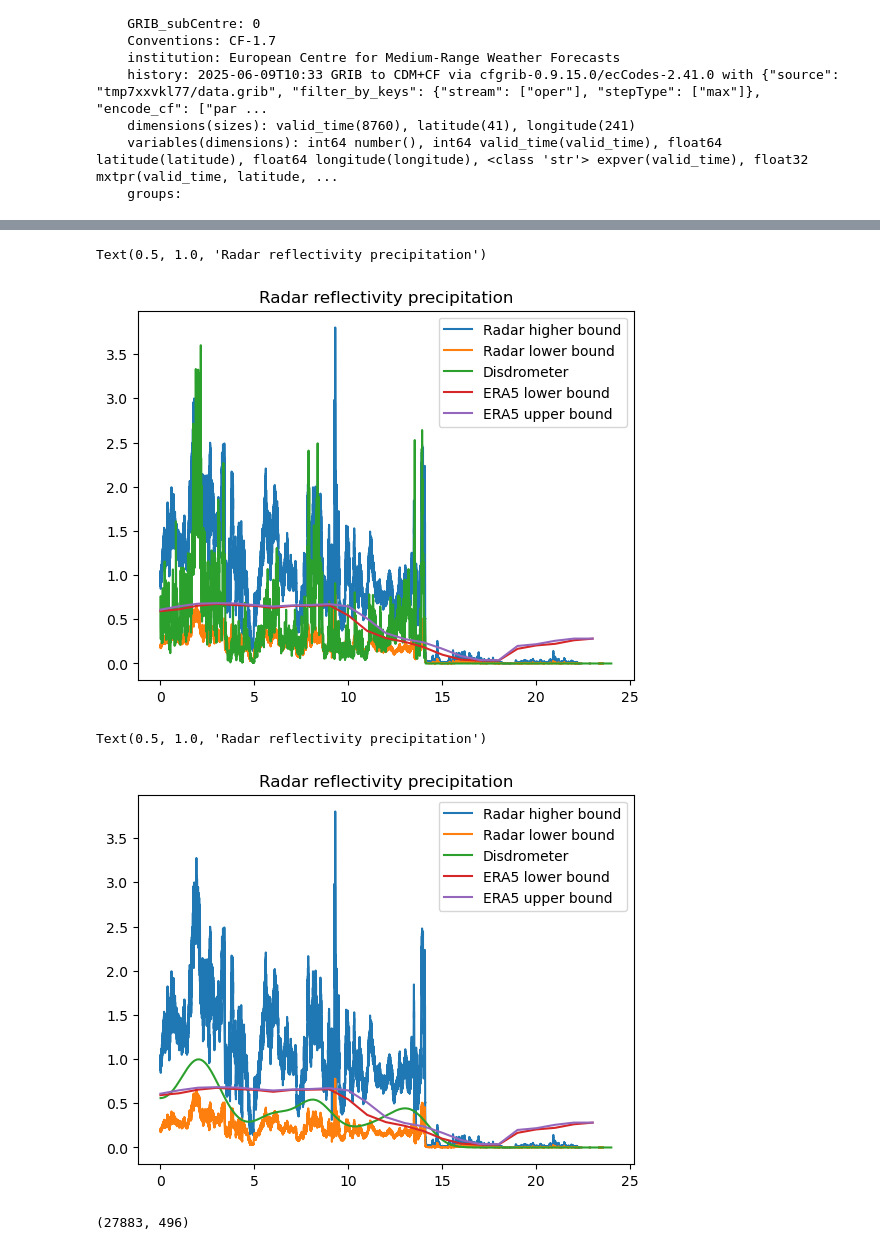
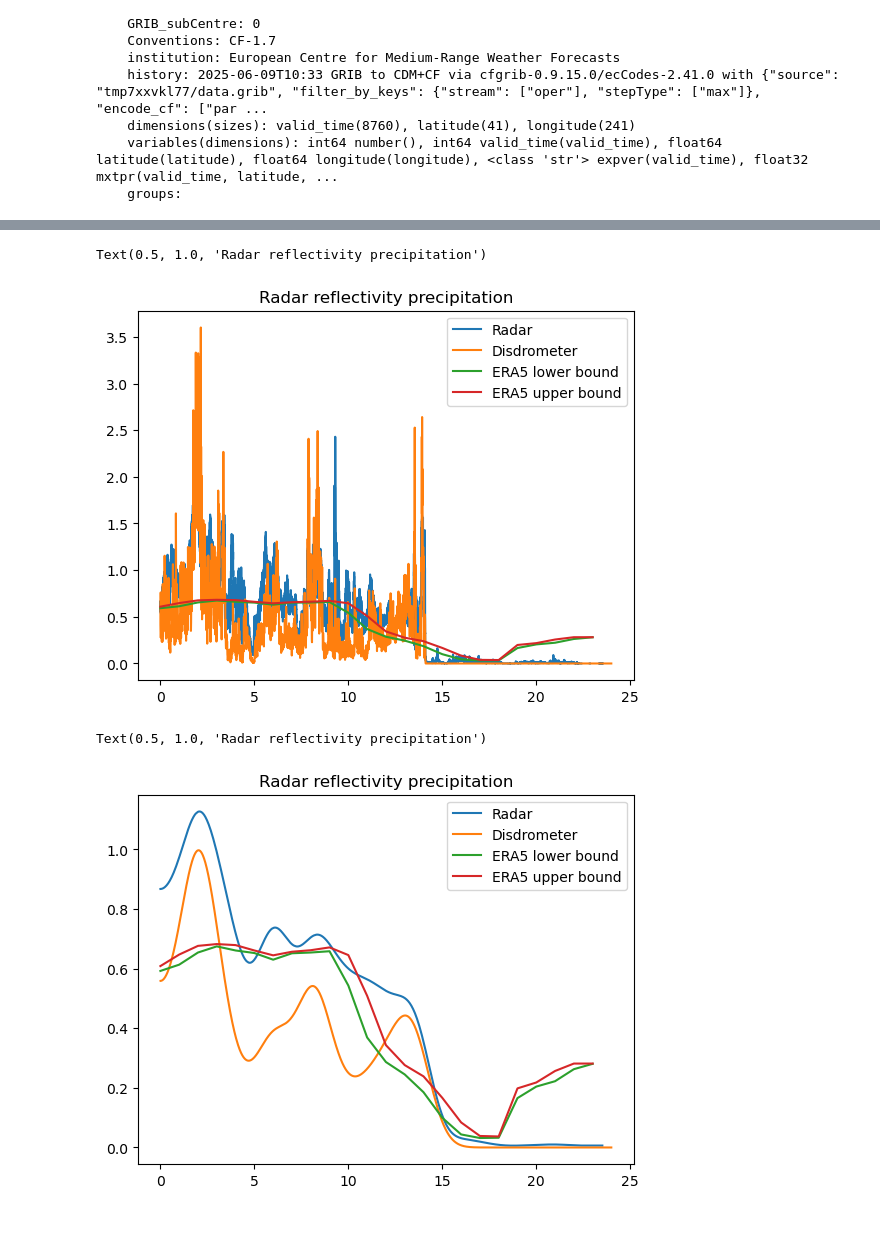
Before and after one commit to Troll-Observing-Network/neumayer-snowfall, a Jupyter notebook: SnowfallConvert.ipynb, the cells around one changed output, grey strips where cells are left out. Drawn from its saved outputs; the diff is of its cells as text; code cells hidden in the pictures.

Commit message:
radar median added

```diff
--- a/SnowfallConvert.ipynb
+++ b/SnowfallConvert.ipynb
@@ -34,12 +34,10 @@ plt.colorbar()
 [figure]
 # %%
 # Empirical constants from Makrosov et al. (2022), Souverijns et al. (2017)
-aLower = 11
-aHigher = 63
+a = 18
 b = 1.1
 
-precipLower = (z / aHigher) ** (1 / b)
-precipHigher = (z / aLower) ** (1 / b)
+precip = (z / a) ** (1 / b)
 
 
 T, H = np.meshgrid(time, height)
@@ -181,8 +90,7 @@ plt.plot(np.array(model.variables['valid_time']), minMod)
 subsetMinMod = minMod[115*24:116*24]
 subsetMaxMod = maxMod[115*24:116*24]
 
-plt.plot(time, precipHigher[:, 0], label='Radar higher bound')
-plt.plot(time, precipLower[:, 0], label='Radar lower bound')
+plt.plot(time, precip[:, 0], label='Radar')
 plt.plot(disTime, snowRate, label='Disdrometer')
 plt.plot(np.arange(0, 24, 1), subsetMinMod, label='ERA5 lower bound')
 plt.plot(np.arange(0, 24, 1), subsetMaxMod, label='ERA5 upper bound')
@@ -190,26 +98,22 @@ plt.legend()
 plt.title("Radar reflectivity precipitation")
 # %% [output]
 Text(0.5, 1.0, 'Radar reflectivity precipitation')
-[figure, old version]
+[figure, new version]
 # %%
 snowRateSmooth = gaussian_filter1d(snowRate, sigma=100)
-#upperRadarSmooth = gaussian_filter1d(precipHigher[:, 0][~np.isnan(precipHigher[:, 0])], sigma=100)
+radarSmooth = gaussian_filter1d(precip[:, 0][~np.isnan(precip[:, 0])], sigma=900)
+timeSmooth = time[~np.isnan(precip[:, 0])]
 # %%
 # April 26th is the 116th day of the year
 subsetMinMod = minMod[115*24:116*24]
 subsetMaxMod = maxMod[115*24:116*24]
 
-plt.plot(time, precipHigher[:, 0], label='Radar higher bound')
-plt.plot(time, precipLower[:, 0], label='Radar lower bound')
+plt.plot(timeSmooth, radarSmooth, label='Radar')
 plt.plot(disTime, snowRateSmooth, label='Disdrometer')
 plt.plot(np.arange(0, 24, 1), subsetMinMod, label='ERA5 lower bound')
 plt.plot(np.arange(0, 24, 1), subsetMaxMod, label='ERA5 upper bound')
 plt.legend()
 plt.title("Radar reflectivity precipitation")
 # %% [output]
 Text(0.5, 1.0, 'Radar reflectivity precipitation')
-[figure, old version]
+[figure, new version]
-# %%
-print(precipHigher.shape)
-# %% [output]
-(27883, 496)
```
Also changed, not shown: parts of 9 cells of this notebook.
